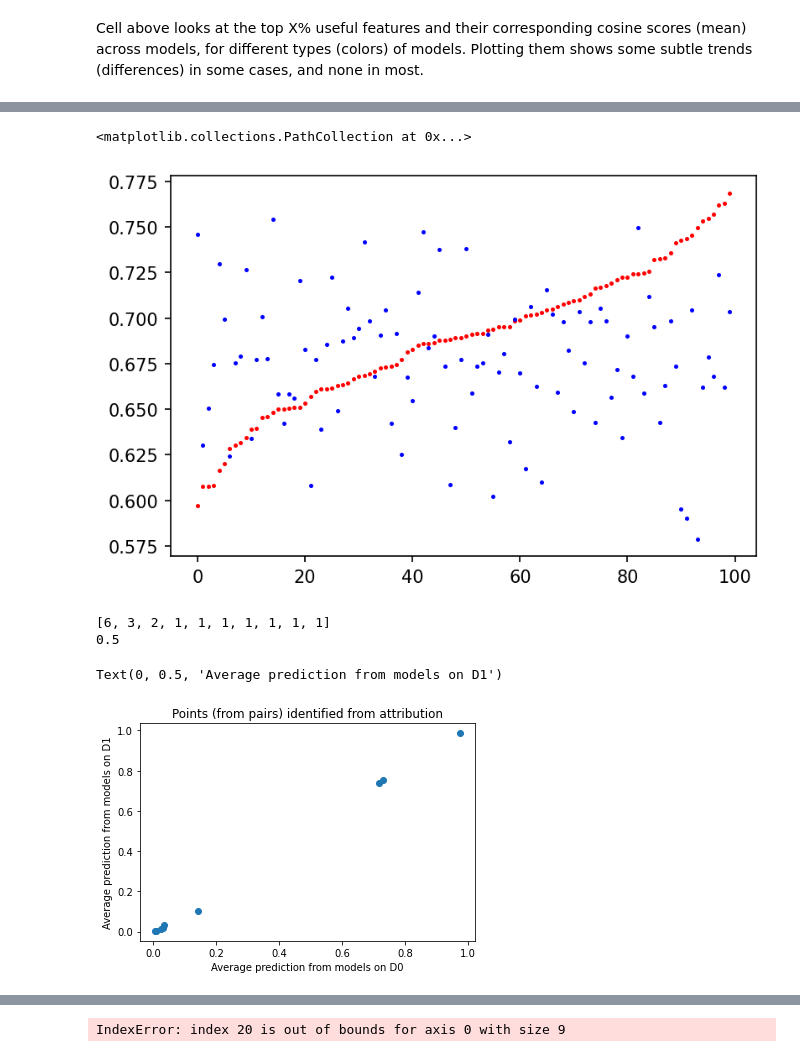
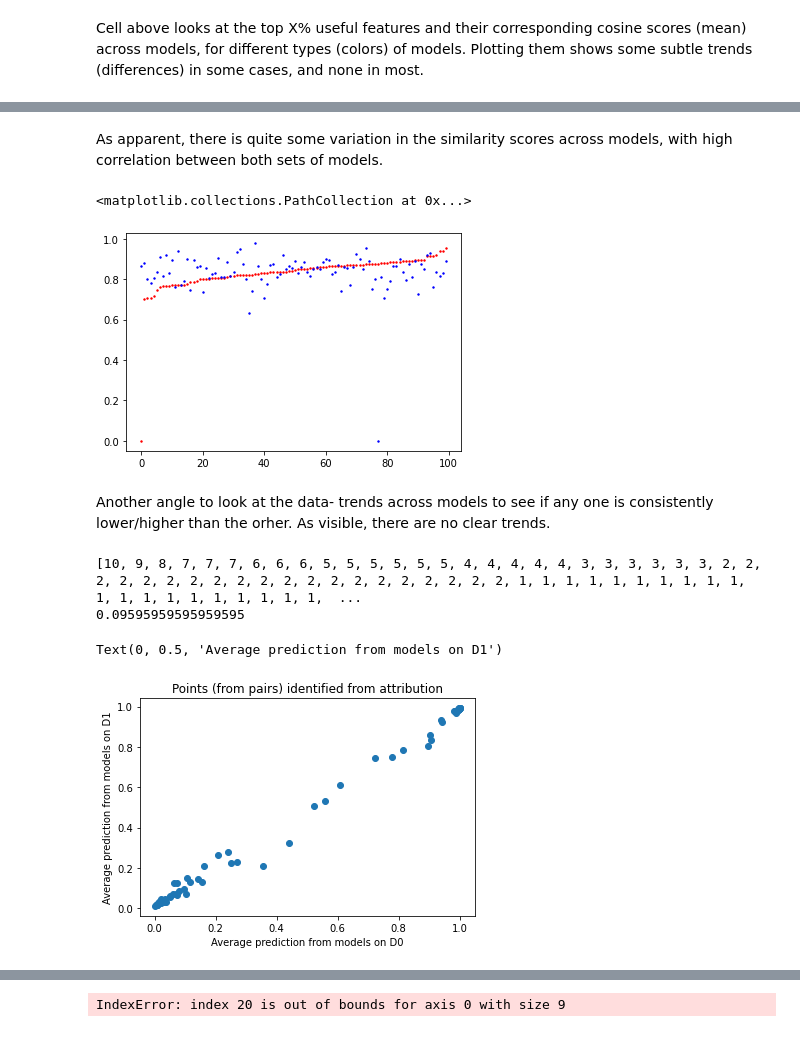
Before and after one commit to iamgroot42/dissecting_dist_inf, a Jupyter notebook: experiments/interpretability_amc.ipynb, the cells around one changed output, grey strips where cells are left out. Cells and saved outputs as stored; diff of their text form; code cells hidden in the pictures.

```diff
--- a/experiments/interpretability_amc.ipynb
+++ b/experiments/interpretability_amc.ipynb
@@ -70,7 +124,7 @@ models_vic_1 = ds_vic_1.get_models(
             custom_models_path=None,)
 
 # For each value (of property) asked to experiment with
-for i, prop_value in enumerate([attack_config.values[0]]):
+for i, prop_value in enumerate([attack_config.values[1]]):
     # Creata a copy of the data config, with the property value
     # changed to the current value
     _, data_config_vic_2 = get_dfs_for_victim_and_adv(
@@ -190,8 +201,7 @@ test_input_tensor = data
 #test_input_tensor.requires_grad_()
 attr, delta = ig.attribute((*test_input_tensor,),
                            target=0,
-                           return_convergence_delta=True,
-                          )
+                           return_convergence_delta=True,)
 # %%
 attr = [x.cpu().detach().numpy() for x in attr]
 # First N-1 correspond to pair-wise correlations
@@ -421,15 +418,19 @@ plt.scatter(X_embed[so_far:so_far+num_each_models, 0], X_embed[so_far:so_far+num
+# %% [markdown]
+As apparent, there is quite some variation in the similarity scores across models, with high correlation between both sets of models.
 # %%
 # Look at the most "useful" feature and its values for first set of models, and then for second set of models
-X_embed = X_all[:, ind[31]]
+X_embed = X_all[:, ind[0]]
 
 so_far = 0
 sorted_order = np.argsort(X_embed[so_far:so_far+num_each_models])
 plt.scatter(np.arange(num_each_models), X_embed[so_far:so_far+num_each_models][sorted_order], c='r', marker='o', s=2)
 so_far += num_each_models
 plt.scatter(np.arange(num_each_models), X_embed[so_far:so_far+num_each_models][sorted_order], c='b', marker='o', s=2)
 # %% [output]
 <matplotlib.collections.PathCollection at 0x...>
-[figure, old version]
+[figure, new version]
+# %% [markdown]
+Another angle to look at the data- trends across models to see if any one is consistently lower/higher than the orher. As visible, there are no clear trends.
 # %%
 # Get t-SNE embeddings (will take a while)
 # X_all = np.concatenate((pis_relevant_1, pis_relevant_2, pjs_relevant_1, pjs_relevant_2), 0)
@@ -454,11 +455,13 @@ uni_p, counts_p = np.unique(np.concatenate(p_ind), return_counts=True)
 ps = attacker_obj.seed_data_ds[uni_p].cuda()
 preds = [sigmoid(np.array([m.cuda().eval()(ps).cpu().detach().numpy() for m in models_vic_1])),sigmoid(np.array([m.cuda().eval()(ps).cpu().detach().numpy() for m in models_vic_2]))]
 sorted_counts = sorted(counts_p)[::-1]
+
+# Looking at the frequency of each individual, and the % of all images in pairs covered by the 2 most-frequent persons
 print(sorted_counts)
 print(np.sum(sorted_counts[:2]) / np.sum(sorted_counts))
 # %% [output]
-[6, 3, 2, 1, 1, 1, 1, 1, 1, 1]
-0.5
+[10, 9, 8, 7, 7, 7, 6, 6, 6, 5, 5, 5, 5, 5, 5, 4, 4, 4, 4, 4, 3, 3, 3, 3, 3, 3, 2, 2, 2, 2, 2, 2, 2, 2, 2, 2, 2, 2, 2, 2, 2, 2, 2, 2, 2, 2, 1, 1, 1, 1, 1, 1, 1, 1, 1, 1, 1, 1, 1, 1, 1, 1, 1, 1, 1, 1,  ...
+0.09595959595959595
 # %%
 preds = [np.mean(x,0) for x in preds]
 plt.scatter(preds[0],preds[1])
@@ -467,7 +470,7 @@ plt.xlabel("Average prediction from models on D0")
 plt.ylabel("Average prediction from models on D1")
 # %% [output]
 Text(0, 0.5, 'Average prediction from models on D1')
-[figure, old version]
+[figure, new version]
 # %%
 plt.scatter(pred_i[0],pred_j[0], label="First set of models")
 plt.scatter(pred_i[1],pred_j[1], label="Second set of models")
```
Also changed, not shown: parts of 28 cells of this notebook, 14 other files.
